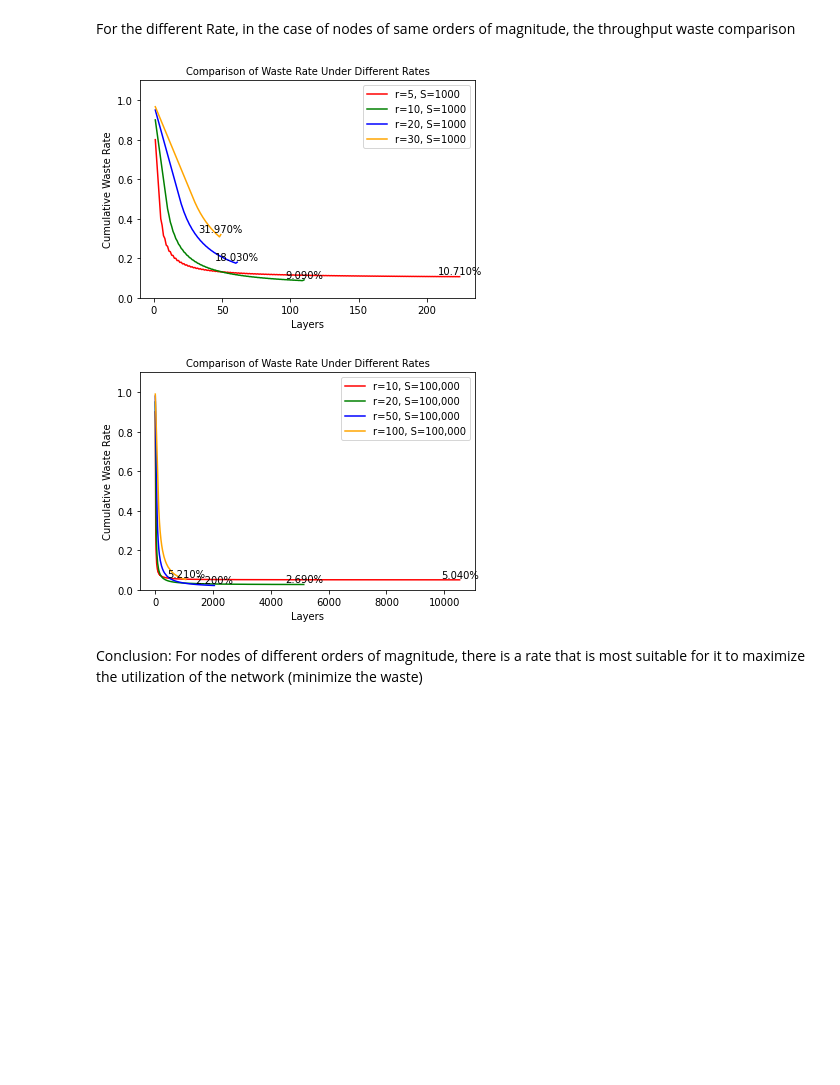
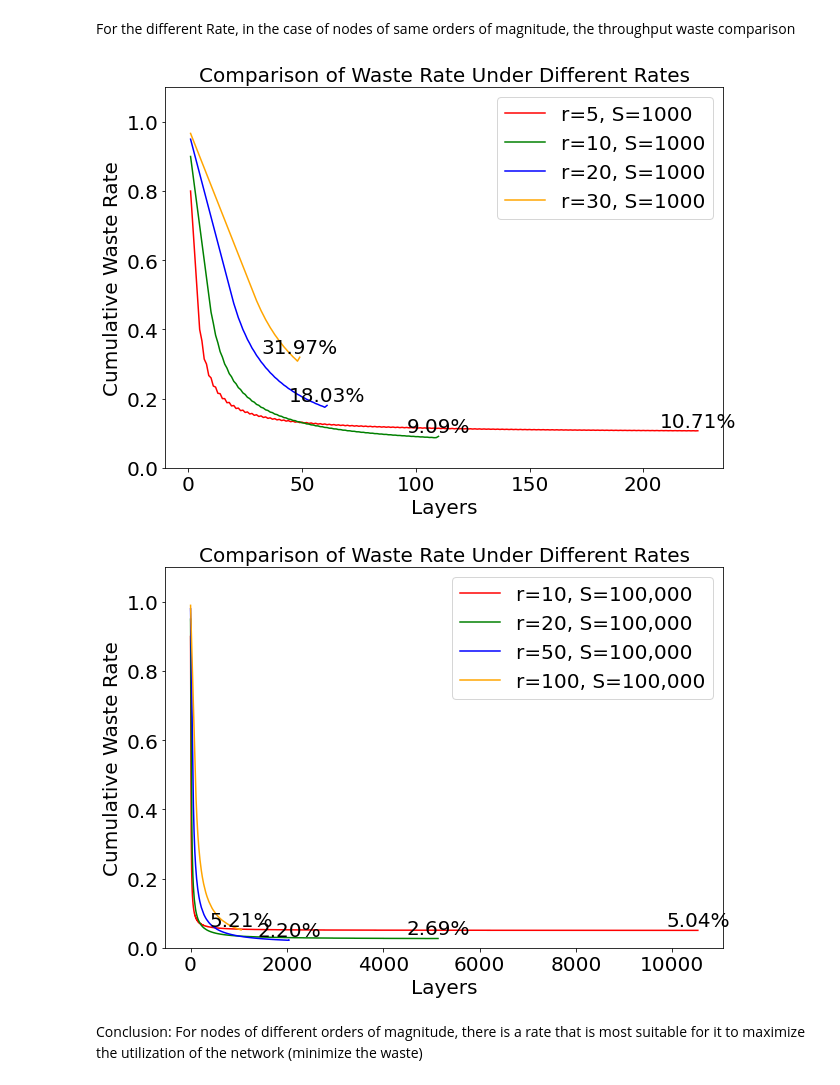
Before and after one commit to Hongwei-Z/FishingNetTopology, a Jupyter notebook: DemoVersion/SampleFNT_2.ipynb, the cells around one changed output. Drawn from its saved outputs; the diff is of its cells as text; code cells hidden in the pictures; blank space fills up the shorter version.

```diff
--- a/DemoVersion/SampleFNT_2.ipynb
+++ b/DemoVersion/SampleFNT_2.ipynb
@@ -160,20 +178,29 @@ l2 = np.arange(1, len(cws2) + 1)
 l3 = np.arange(1, len(cws3) + 1)
 l4 = np.arange(1, len(cws4) + 1)
 
-plt.figure(1, figsize=(6, 4))
-plt.title("Comparison of Waste Rate Under Different Rates", fontsize=10)
-plt.xlabel("Layers", fontsize=10)
-plt.ylabel("Cumulative Waste Rate", fontsize=10)
+plt.figure(1, figsize=(10, 7))
+
+plt.rc('font', size=20)
+plt.rc('axes', titlesize=20)
+plt.rc('axes', labelsize=20)
+plt.rc('xtick', labelsize=20)
+plt.rc('ytick', labelsize=20)
+plt.rc('legend', fontsize=20)
+plt.rc('figure', titlesize=20)
+
+plt.title("Comparison of Waste Rate Under Different Rates")
+plt.xlabel("Layers")
+plt.ylabel("Cumulative Waste Rate")
 plt.ylim(0, 1.1)
 
 plt.plot(l1, cws1, color='red', label='r=5, S=1000')
-plt.text(l1[-1], cws1[-1], "{:.3%}".format(cws1[-1]), ha='center', va='bottom', fontsize=10)
+plt.text(l1[-1], cws1[-1], "{:.2%}".format(cws1[-1]), ha='center', va='bottom')
 plt.plot(l2, cws2, color='green', label='r=10, S=1000')
-plt.text(l2[-1], cws2[-1], "{:.3%}".format(cws2[-1]), ha='center', va='bottom', fontsize=10)
+plt.text(l2[-1], cws2[-1], "{:.2%}".format(cws2[-1]), ha='center', va='bottom')
 plt.plot(l3, cws3, color='blue', label='r=20, S=1000')
-plt.text(l3[-1], cws3[-1], "{:.3%}".format(cws3[-1]), ha='center', va='bottom', fontsize=10)
+plt.text(l3[-1], cws3[-1], "{:.2%}".format(cws3[-1]), ha='center', va='bottom')
 plt.plot(l4, cws4, color='orange', label='r=30, S=1000')
-plt.text(l4[-1], cws4[-1], "{:.3%}".format(cws4[-1]), ha='center', va='bottom', fontsize=10)
+plt.text(l4[-1], cws4[-1], "{:.2%}".format(cws4[-1]), ha='center', va='bottom')
 
 plt.legend()
 plt.show()
@@ -181,42 +208,51 @@ plt.show()
 
 f1 = DemoFNT.FishingNet(10)
 f1.count = 100000
 f2 = DemoFNT.FishingNet(20)
 f2.count = 100000
 f3 = DemoFNT.FishingNet(50)
 f3.count = 100000
 f4 = DemoFNT.FishingNet(100)
 f4.count = 100000
 
 cws1 = f1.findCumWaste()
 cws2 = f2.findCumWaste()
 cws3 = f3.findCumWaste()
 cws4 = f4.findCumWaste()
 
 l1 = np.arange(1, len(cws1) + 1)
 l2 = np.arange(1, len(cws2) + 1)
 l3 = np.arange(1, len(cws3) + 1)
 l4 = np.arange(1, len(cws4) + 1)
 
-plt.figure(1, figsize=(6, 4))
-plt.title("Comparison of Waste Rate Under Different Rates", fontsize=10)
-plt.xlabel("Layers", fontsize=10)
-plt.ylabel("Cumulative Waste Rate", fontsize=10)
+plt.figure(1, figsize=(10, 7))
+
+plt.rc('font', size=20)
+plt.rc('axes', titlesize=20)
+plt.rc('axes', labelsize=20)
+plt.rc('xtick', labelsize=20)
+plt.rc('ytick', labelsize=20)
+plt.rc('legend', fontsize=20)
+plt.rc('figure', titlesize=20)
+
+plt.title("Comparison of Waste Rate Under Different Rates")
+plt.xlabel("Layers")
+plt.ylabel("Cumulative Waste Rate")
 plt.ylim(0, 1.1)
 
 plt.plot(l1, cws1, color='red', label='r=10, S=100,000')
-plt.text(l1[-1], cws1[-1], "{:.3%}".format(cws1[-1]), ha='center', va='bottom', fontsize=10)
+plt.text(l1[-1], cws1[-1], "{:.2%}".format(cws1[-1]), ha='center', va='bottom')
 plt.plot(l2, cws2, color='green', label='r=20, S=100,000')
-plt.text(l2[-1], cws2[-1], "{:.3%}".format(cws2[-1]), ha='center', va='bottom', fontsize=10)
+plt.text(l2[-1], cws2[-1], "{:.2%}".format(cws2[-1]), ha='center', va='bottom')
 plt.plot(l3, cws3, color='blue', label='r=50, S=100,000')
-plt.text(l3[-1], cws3[-1], "{:.3%}".format(cws3[-1]), ha='center', va='bottom', fontsize=10)
+plt.text(l3[-1], cws3[-1], "{:.2%}".format(cws3[-1]), ha='center', va='bottom')
 plt.plot(l4, cws4, color='orange', label='r=100, S=100,000')
-plt.text(l4[-1], cws4[-1], "{:.3%}".format(cws4[-1]), ha='center', va='bottom', fontsize=10)
+plt.text(l4[-1], cws4[-1], "{:.2%}".format(cws4[-1]), ha='center', va='bottom')
 
 plt.legend()
 plt.show()
 # %% [output]
-[figure, old version]
+[figure, new version]
-[figure, old version]
+[figure, new version]
 # %% [markdown]
 Conclusion: For nodes of different orders of magnitude, there is a rate that is most suitable for it to maximize the utilization of the network (minimize the waste)
```
Also changed, not shown: parts of 7 cells of this notebook, 3 other files.
